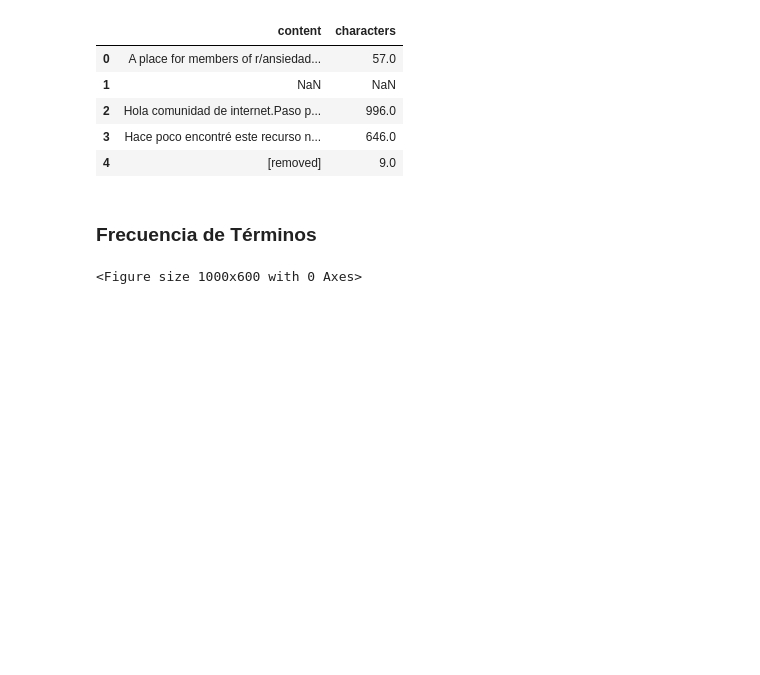
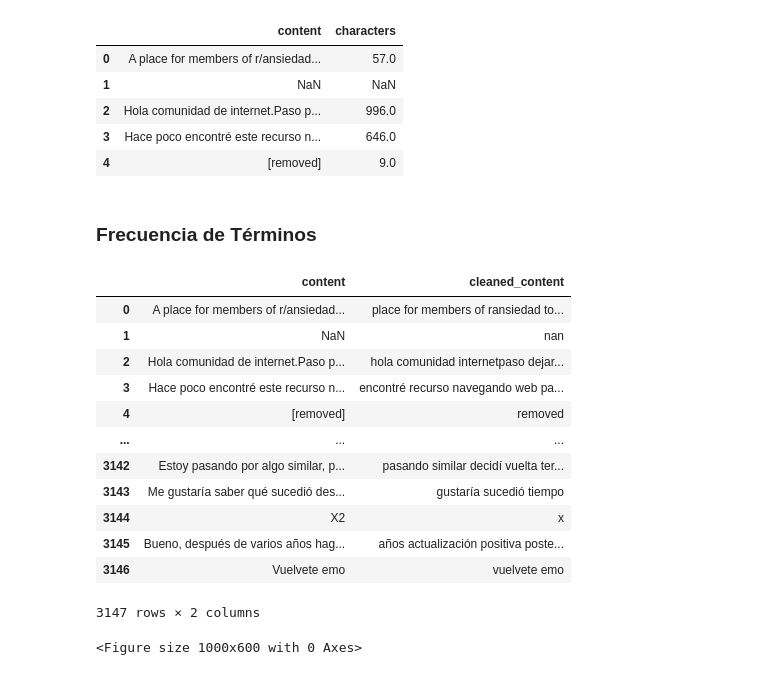
Before and after one commit to patriciof3/mentoria13_famaf_2024, a Jupyter notebook: tp1_mento13.ipynb, the cells around one changed output. Drawn from its saved outputs; the diff is of its cells as text; code cells hidden in the pictures; blank space fills up the shorter version.

```diff
--- a/tp1_mento13.ipynb
+++ b/tp1_mento13.ipynb
@@ -85,6 +85,22 @@ def preprocess_text(text):
 
 
 df['cleaned_content'] = df['cleaned_content'].apply(preprocess_text)
+# %%
+df[["content", "cleaned_content"]]
+# %% [output]
+|  | content | cleaned_content |
+| 0 | A place for members of r/ansiedad... | place for members of ransiedad to... |
+| 1 | NaN | nan |
+| 2 | Hola comunidad de internet.Paso p... | hola comunidad internetpaso dejar... |
+| 3 | Hace poco encontré este recurso n... | encontré recurso navegando web pa... |
+| 4 | [removed] | removed |
+| ... | ... | ... |
+| 3142 | Estoy pasando por algo similar, p... | pasando similar decidí vuelta ter... |
+| 3143 | Me gustaría saber qué sucedió des... | gustaría sucedió tiempo |
+| 3144 | X2 | x |
+| 3145 | Bueno, después de varios años hag... | años actualización positiva poste... |
+| 3146 | Vuelvete emo | vuelvete emo |
+3147 rows × 2 columns
 # %%
 # Frecuencia de términos
 word_freq = pd.Series(' '.join(df['cleaned_content']).split()).value_counts()
```
Also changed, not shown: 3 other files.
